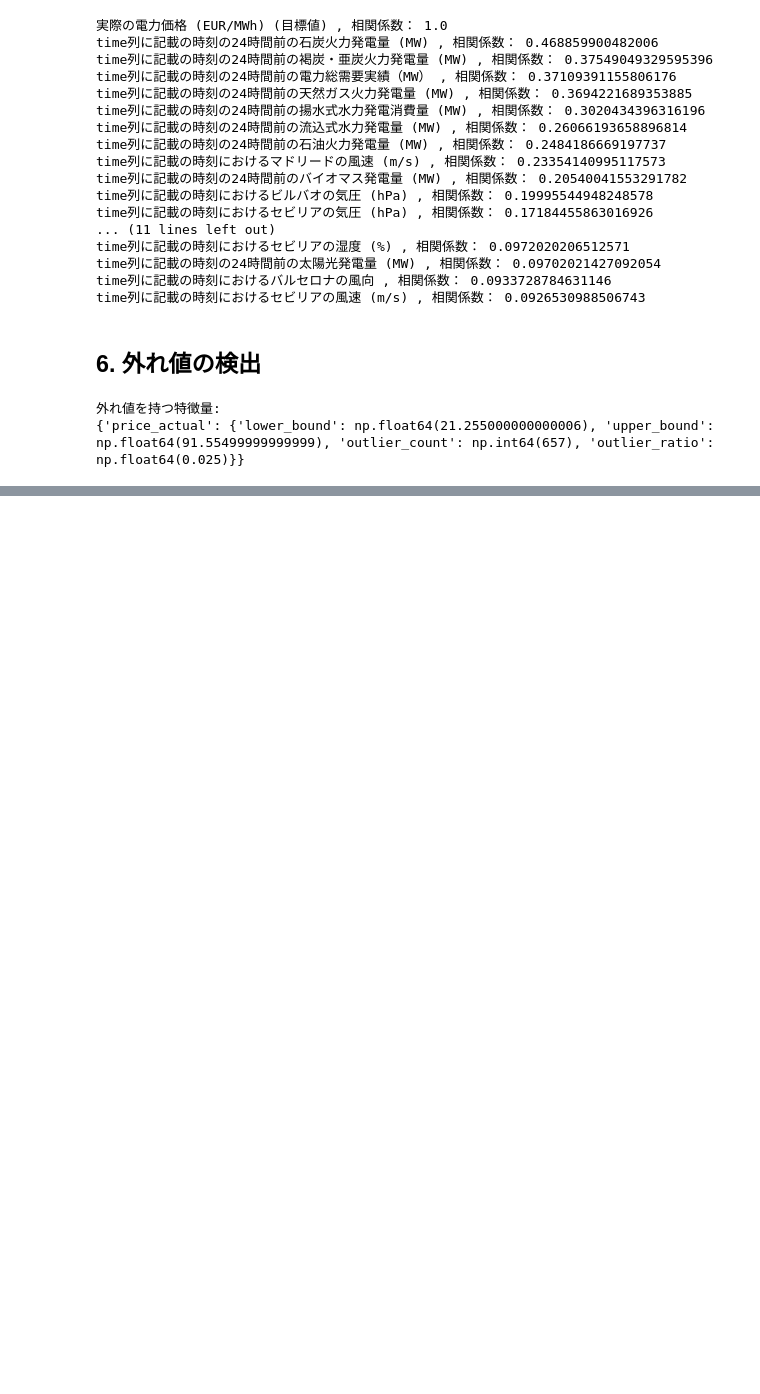
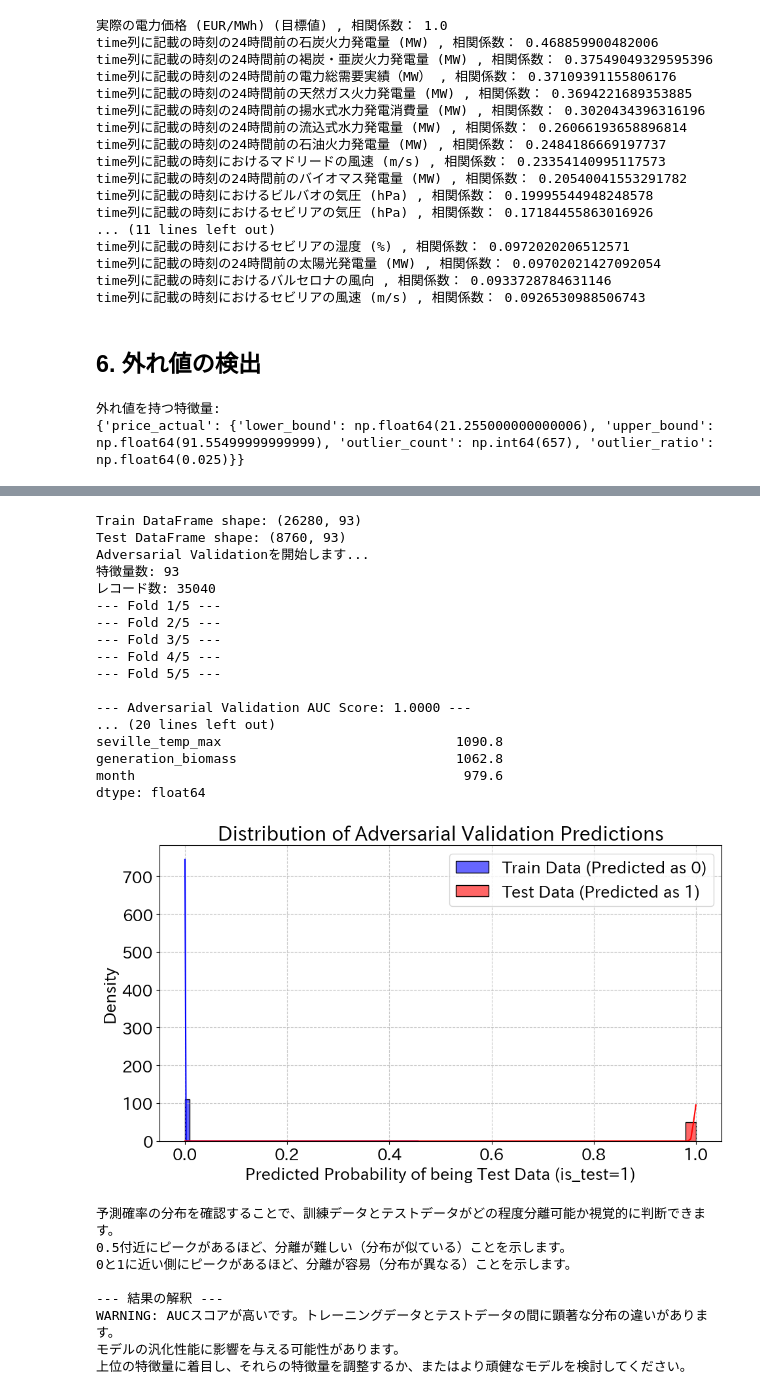
Before and after one commit to yukibefree/notebook, a Jupyter notebook: signate_smbc_202506/notebooks/01_exploratory_data_analysis.ipynb, the cells around one changed output, grey strips where cells are left out. Cells and saved outputs as stored; diff of their text form; code cells hidden in the pictures; blank space fills up the shorter version.

```diff
--- a/signate_smbc_202506/notebooks/01_exploratory_data_analysis.ipynb
+++ b/signate_smbc_202506/notebooks/01_exploratory_data_analysis.ipynb
@@ -336,0 +510,69 @@ print(outliers)
+# %%
+categorical_features = []
+for col in train_df.columns:
+    if train_df[col].dtype == 'object' or train_df[col].dtype == 'category':
+        categorical_features.append(col)
+    else:
+        pass
+# %%
+# 元のターゲット列はadversarial validationには使用しないのでドロップ
+train_df_av = train_df.drop(columns=[target, 'year', 'day'], errors='ignore')
+test_df_av = test_df.drop(columns=[target, 'year', 'day'], errors='ignore')
+
+print(f"Train DataFrame shape: {train_df_av.shape}")
+print(f"Test DataFrame shape: {test_df_av.shape}")
+
+# 2. AdversarialValidator クラスのインスタンス化
+validator = AdversarialValidator(n_splits=5, random_state=42)
+
+# 3. 検証の実行
+# もしカテゴリカル特徴量がある場合は categorical_features=['category_col'] のように指定
+results = validator.validate(train_df_av, test_df_av, categorical_features=categorical_features)
+
+# 結果の表示
+print("\n--- Adversarial Validation Results ---")
+print(f"AUC Score: {results['auc_score']:.4f}")
+print("\nTop Feature Importances:")
+print(results['feature_importances'].head())
+
+# 4. 予測確率の分布をプロット
+validator.plot_predictions_distribution()
+
+# 結果の解釈
+print("\n--- 結果の解釈 ---")
+if results['auc_score'] > 0.7: # AUCが0.7以上であれば、分布に違いがある可能性が高い
+    print("WARNING: AUCスコアが高いです。トレーニングデータとテストデータの間に顕著な分布の違いがあります。")
+    print("モデルの汎化性能に影響を与える可能性があります。")
+    print("上位の特徴量に着目し、それらの特徴量を調整するか、またはより頑健なモデルを検討してください。")
+elif results['auc_score'] > 0.6:
+    print("注意: AUCスコアが中程度です。トレーニングデータとテストデータに多少の違いがある可能性があります。")
+else:
+    print("GOOD: AUCスコアは低いです。トレーニングデータとテストデータの分布は比較的似ているようです。")
+    print("モデルの汎化性能に対する大きな懸念は低いと考えられます。")
+# %% [output]
+Train DataFrame shape: (26280, 93)
+Test DataFrame shape: (8760, 93)
+Adversarial Validationを開始します...
+特徴量数: 93
+レコード数: 35040
+--- Fold 1/5 ---
+--- Fold 2/5 ---
+--- Fold 3/5 ---
+--- Fold 4/5 ---
+--- Fold 5/5 ---
+
+--- Adversarial Validation AUC Score: 1.0000 ---
+... (20 lines left out)
+seville_temp_max                              1090.8
+generation_biomass                            1062.8
+month                                          979.6
+dtype: float64
+[figure, added]
+予測確率の分布を確認することで、訓練データとテストデータがどの程度分離可能か視覚的に判断できます。
+0.5付近にピークがあるほど、分離が難しい（分布が似ている）ことを示します。
+0と1に近い側にピークがあるほど、分離が容易（分布が異なる）ことを示します。
+
+--- 結果の解釈 ---
+WARNING: AUCスコアが高いです。トレーニングデータとテストデータの間に顕著な分布の違いがあります。
+モデルの汎化性能に影響を与える可能性があります。
+上位の特徴量に着目し、それらの特徴量を調整するか、またはより頑健なモデルを検討してください。
```
Also changed, not shown: parts of 17 cells of this notebook, 2 other files.
